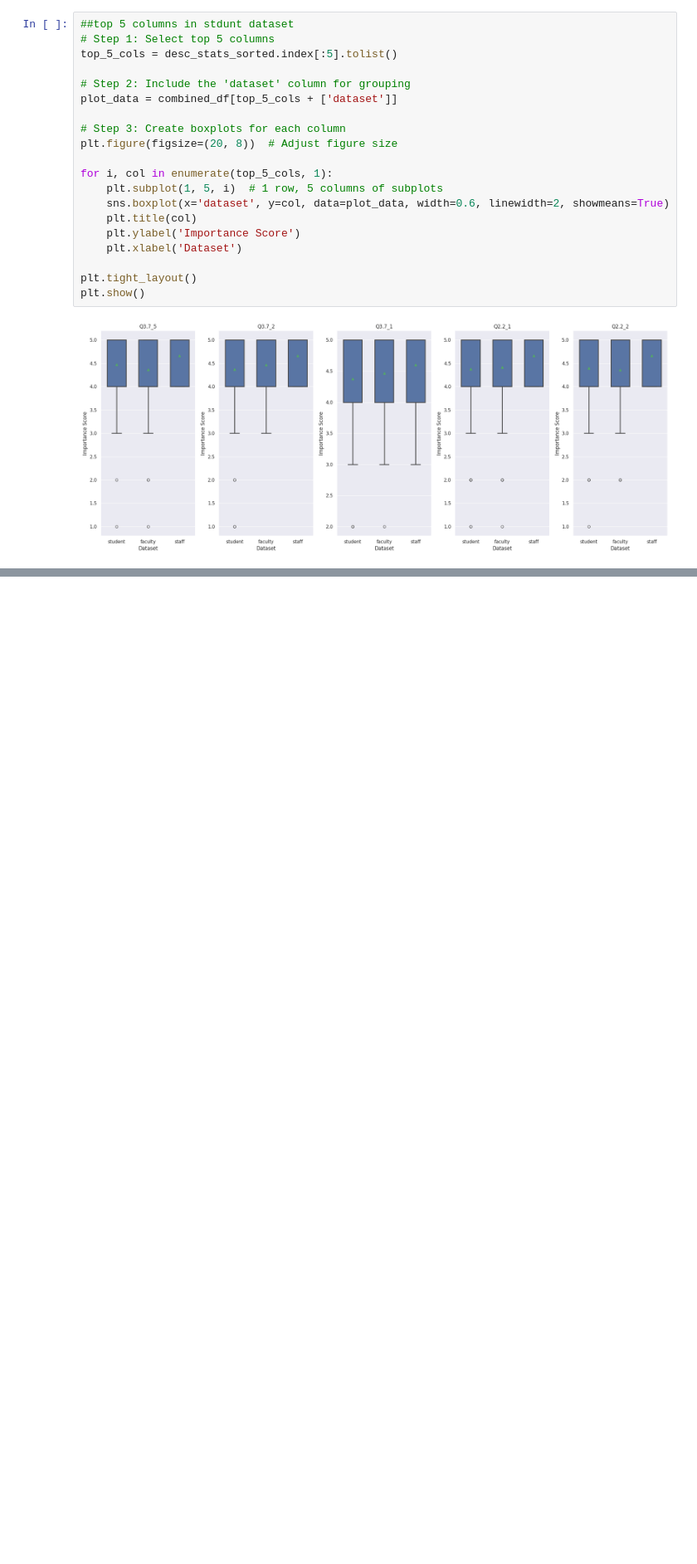
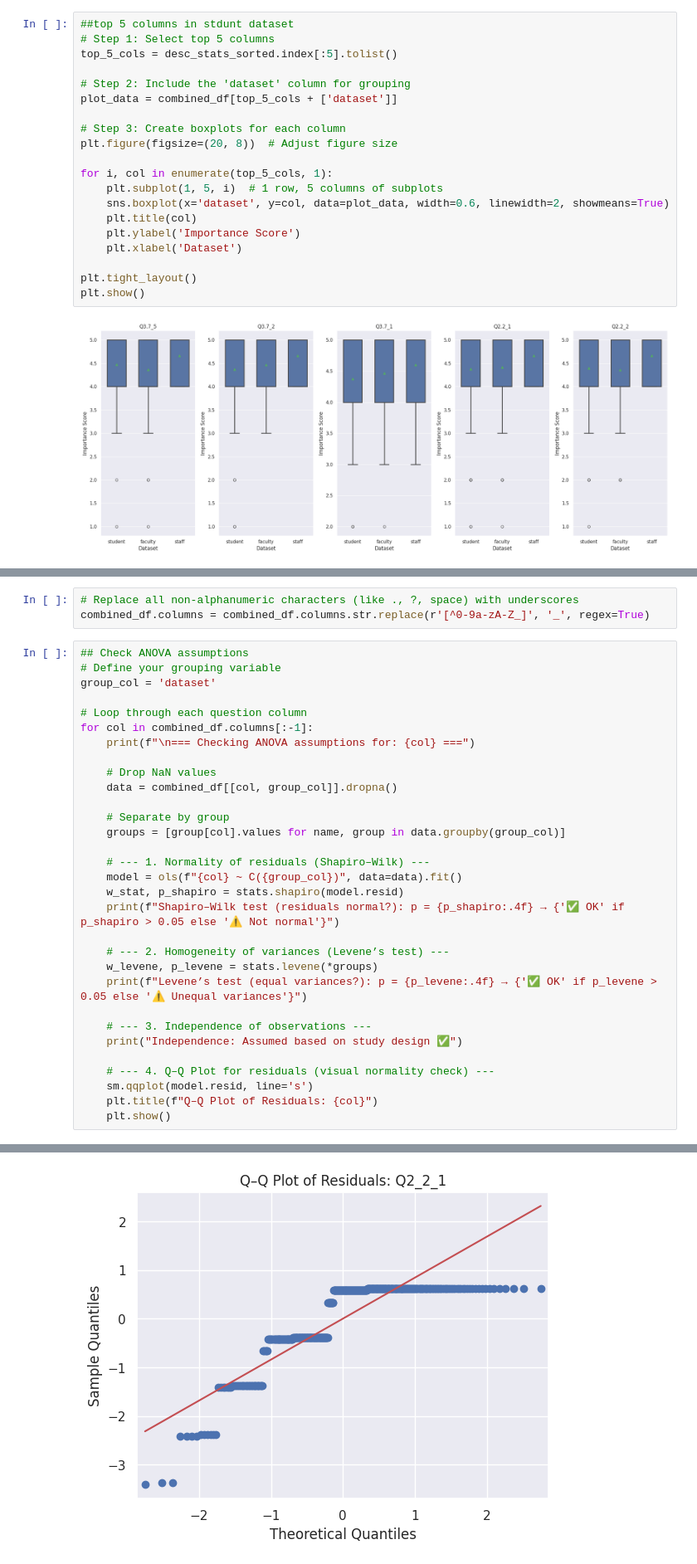
Before and after one commit to pineapple-666/Veritus-Augustin-Hackathon, a Jupyter notebook: notebook/Means.ipynb, the cells around one changed output, grey strips where cells are left out. Shown at 83% size. Saved outputs shown, nothing was run; the diff lists cells and outputs as text; blank space fills up the shorter version.

```diff
--- a/notebook/Means.ipynb
+++ b/notebook/Means.ipynb
@@ -470,0 +570,35 @@ plot_boxplot(top5_faculty, 'Top 5 Questions (Faculty Dataset Ranking)')
+# %%
+# Replace all non-alphanumeric characters (like ., ?, space) with underscores
+combined_df.columns = combined_df.columns.str.replace(r'[^0-9a-zA-Z_]', '_', regex=True)
+# %%
+## Check ANOVA assumptions
+# Define your grouping variable
+group_col = 'dataset'
+
+# Loop through each question column
+for col in combined_df.columns[:-1]:
+    print(f"\n=== Checking ANOVA assumptions for: {col} ===")
+
+    # Drop NaN values
+    data = combined_df[[col, group_col]].dropna()
+
+    # Separate by group
+    groups = [group[col].values for name, group in data.groupby(group_col)]
+
+    # --- 1. Normality of residuals (Shapiro–Wilk) ---
+    model = ols(f"{col} ~ C({group_col})", data=data).fit()
+    w_stat, p_shapiro = stats.shapiro(model.resid)
+    print(f"Shapiro–Wilk test (residuals normal?): p = {p_shapiro:.4f} → {'✅ OK' if p_shapiro > 0.05 else '⚠️ Not normal'}")
+
+    # --- 2. Homogeneity of variances (Levene’s test) ---
+    w_levene, p_levene = stats.levene(*groups)
+    print(f"Levene’s test (equal variances?): p = {p_levene:.4f} → {'✅ OK' if p_levene > 0.05 else '⚠️ Unequal variances'}")
+
+    # --- 3. Independence of observations ---
+    print("Independence: Assumed based on study design ✅")
+
+    # --- 4. Q–Q Plot for residuals (visual normality check) ---
+    sm.qqplot(model.resid, line='s')
+    plt.title(f"Q–Q Plot of Residuals: {col}")
+    plt.show()
+# %% [output]
@@ -470,0 +609 @@ plot_boxplot(top5_faculty, 'Top 5 Questions (Faculty Dataset Ranking)')
+[figure, added]
```
Also changed, not shown: parts of 11 cells of this notebook.
